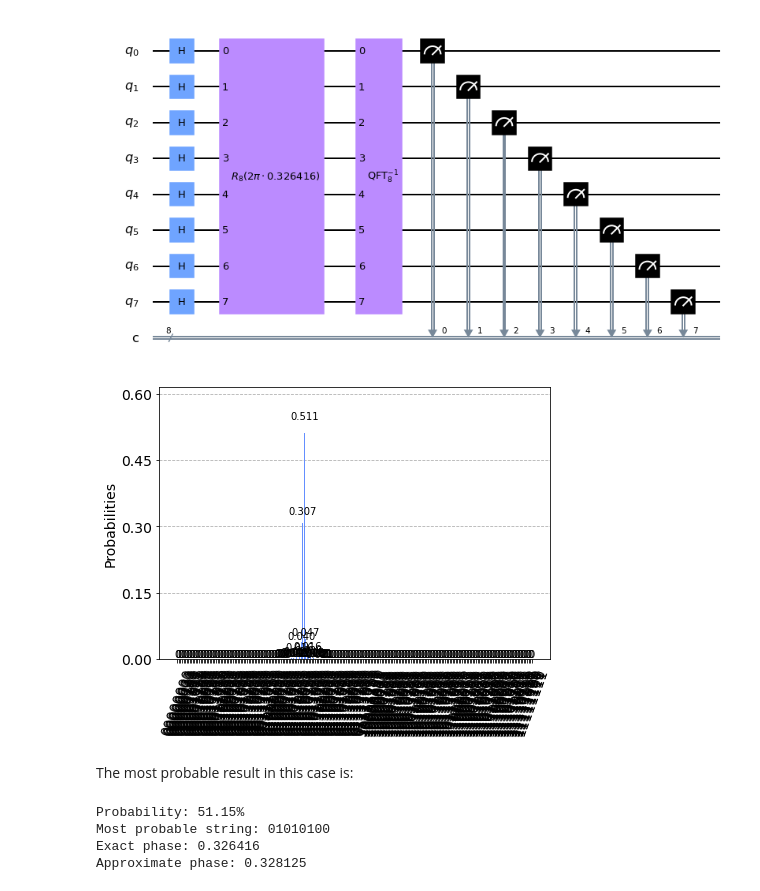
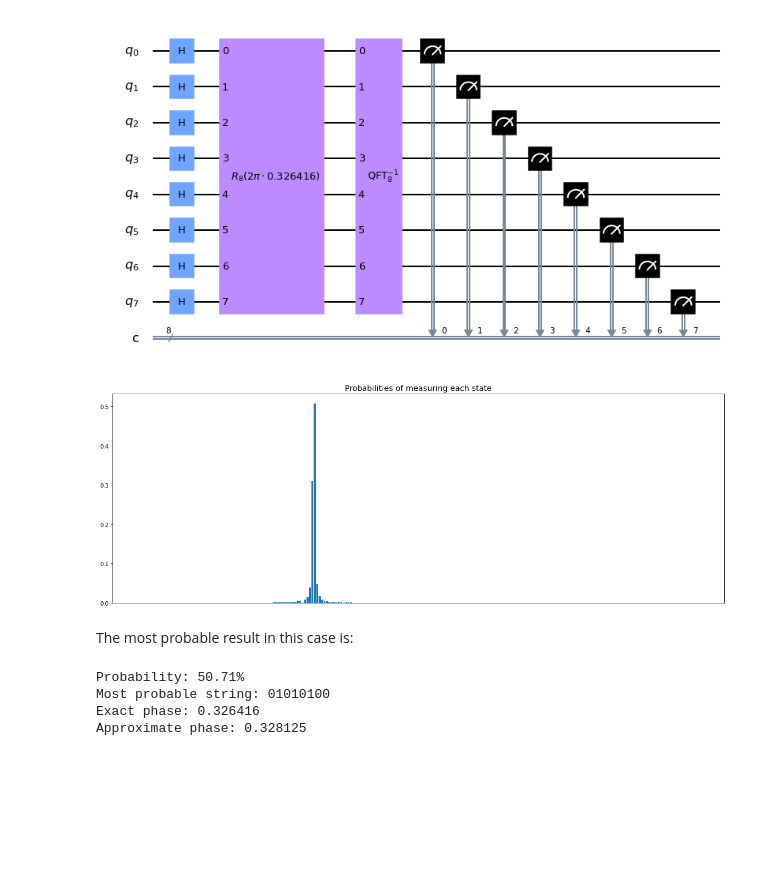
Before and after one commit to RedReservoir/TFG-QuantumAlgorithmsForFunctionOptimization, a Jupyter notebook: src/QFT_Tester.ipynb, the cells around one changed output. Drawn from its saved outputs; the diff is of its cells as text; code cells hidden in the pictures; blank space fills up the shorter version.

```diff
--- a/src/QFT_Tester.ipynb
+++ b/src/QFT_Tester.ipynb
@@ -87,12 +91,23 @@ qc.measure(qr, cr)
 qc.draw(output = "mpl")
 # %% [output]
 [figure]
-# %%
-job = execute(qc, Aer.get_backend("qasm_simulator"), shots = 100000)
-counts = job.result().get_counts()
-plot_histogram(counts)
-# %% [output]
-[figure, removed]
+# %%
+num_shots = 100000
+job = execute(qc, Aer.get_backend("qasm_simulator"), shots = num_shots)
+counts = job.result().get_counts()
+
+vals = counts.keys()
+heights = map(lambda v: v/num_shots, counts.values())
+vals = list(vals)
+heights = list(heights)
+
+plt.figure(figsize=(20,7))
+plt.bar(vals, heights)
+plt.xticks([])
+plt.title("Probabilities of measuring each state", fontsize = "x-large")
+plt.show()
+# %% [output]
+[figure, added]
 # %% [markdown]
 The most probable result in this case is:
 # %%
@@ -104,7 +119,7 @@ print("Most probable string: {0:s}".format(prob_str))
 print("Exact phase: {0:f}".format(omega))
 print("Approximate phase: {0:f}".format(bin_abs_to_dec(prob_str)/2**n))
 # %% [output]
-Probability: 51.15%
+Probability: 50.71%
 Most probable string: 01010100
 Exact phase: 0.326416
 Approximate phase: 0.328125
```
Also changed, not shown: parts of 3 cells of this notebook, 1 other file.
